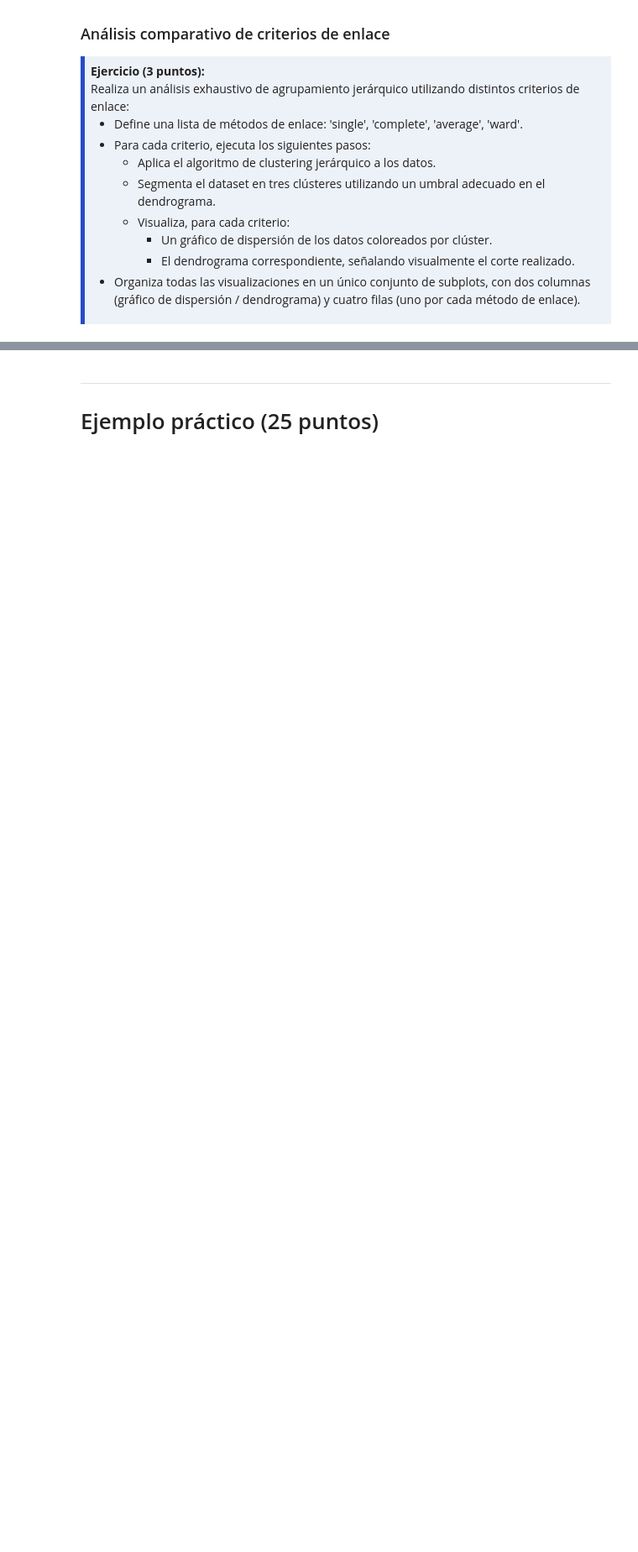
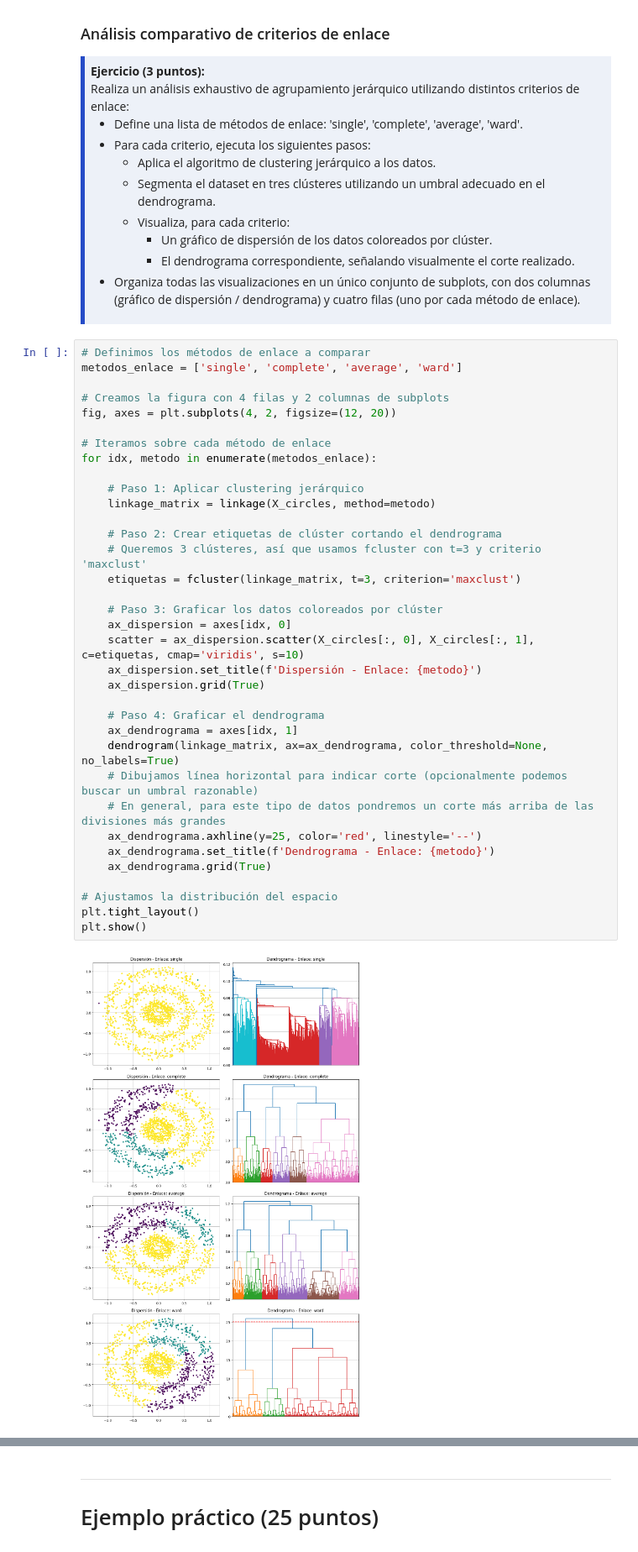
Before and after one commit to niconlvs/ModelosML, a Jupyter notebook: Examen01.ipynb, the cells around one changed output, grey strips where cells are left out. Shown at 84% size. Cells and saved outputs as stored; diff of their text form; blank space fills up the shorter version.

```diff
--- a/Examen01.ipynb
+++ b/Examen01.ipynb
@@ -136,6 +186,43 @@ Realiza un análisis exhaustivo de agrupamiento jerárquico utilizando distintos
   <li>Organiza todas las visualizaciones en un único conjunto de subplots, con dos columnas (gráfico de dispersión / dendrograma) y cuatro filas (uno por cada método de enlace).</li>
 </ul>
 </div>
+# %%
+# Definimos los métodos de enlace a comparar
+metodos_enlace = ['single', 'complete', 'average', 'ward']
+
+# Creamos la figura con 4 filas y 2 columnas de subplots
+fig, axes = plt.subplots(4, 2, figsize=(12, 20))
+
+# Iteramos sobre cada método de enlace
+for idx, metodo in enumerate(metodos_enlace):
+
+    # Paso 1: Aplicar clustering jerárquico
+    linkage_matrix = linkage(X_circles, method=metodo)
+
+    # Paso 2: Crear etiquetas de clúster cortando el dendrograma
+    # Queremos 3 clústeres, así que usamos fcluster con t=3 y criterio 'maxclust'
+    etiquetas = fcluster(linkage_matrix, t=3, criterion='maxclust')
+
+    # Paso 3: Graficar los datos coloreados por clúster
+    ax_dispersion = axes[idx, 0]
+    scatter = ax_dispersion.scatter(X_circles[:, 0], X_circles[:, 1], c=etiquetas, cmap='viridis', s=10)
+    ax_dispersion.set_title(f'Dispersión - Enlace: {metodo}')
+    ax_dispersion.grid(True)
+
+    # Paso 4: Graficar el dendrograma
+    ax_dendrograma = axes[idx, 1]
+    dendrogram(linkage_matrix, ax=ax_dendrograma, color_threshold=None, no_labels=True)
+    # Dibujamos línea horizontal para indicar corte (opcionalmente podemos buscar un umbral razonable)
+    # En general, para este tipo de datos pondremos un corte más arriba de las divisiones más grandes
+    ax_dendrograma.axhline(y=25, color='red', linestyle='--')
+    ax_dendrograma.set_title(f'Dendrograma - Enlace: {metodo}')
+    ax_dendrograma.grid(True)
+
+# Ajustamos la distribución del espacio
+plt.tight_layout()
+plt.show()
+# %% [output]
+[figure, added]
 # %% [markdown]
 
 ### <font color='264CC7'> Evaluación crítica del método </font>
```
Also changed, not shown: parts of 30 cells of this notebook.
